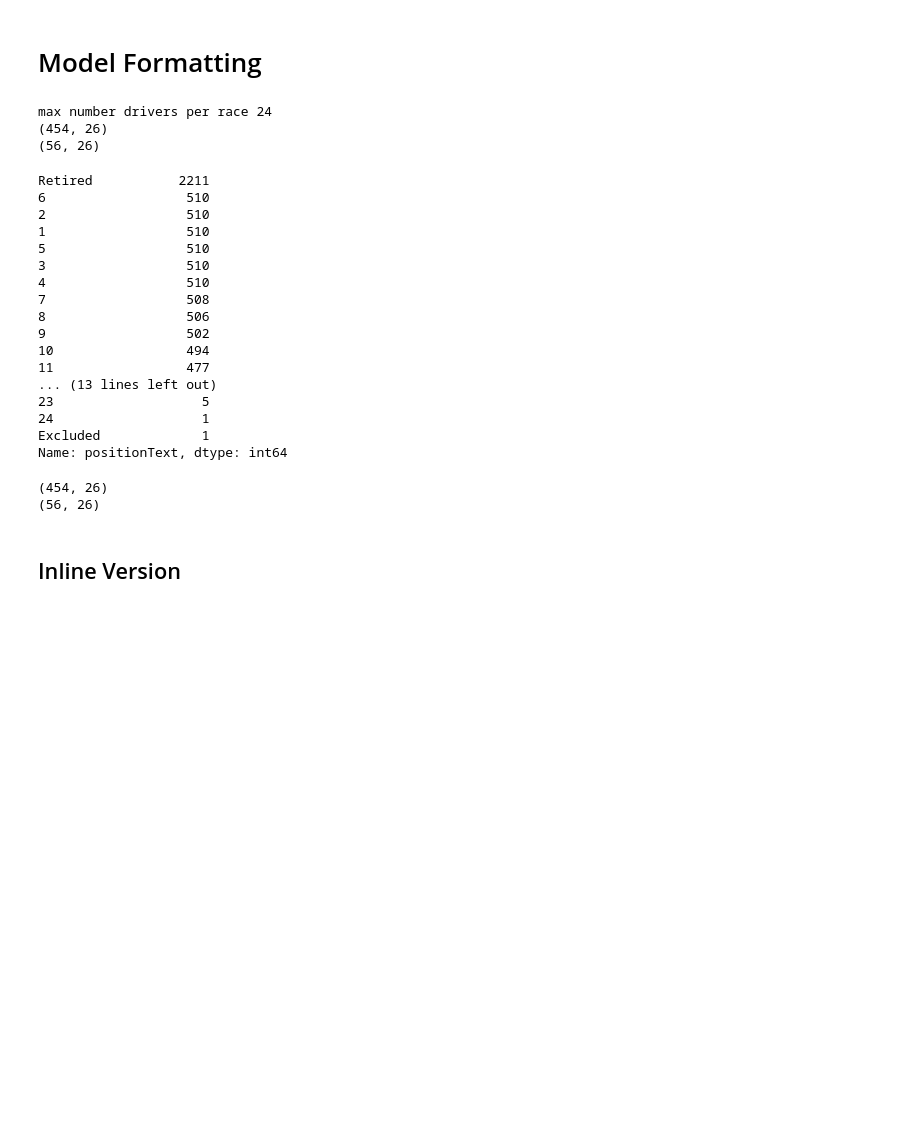
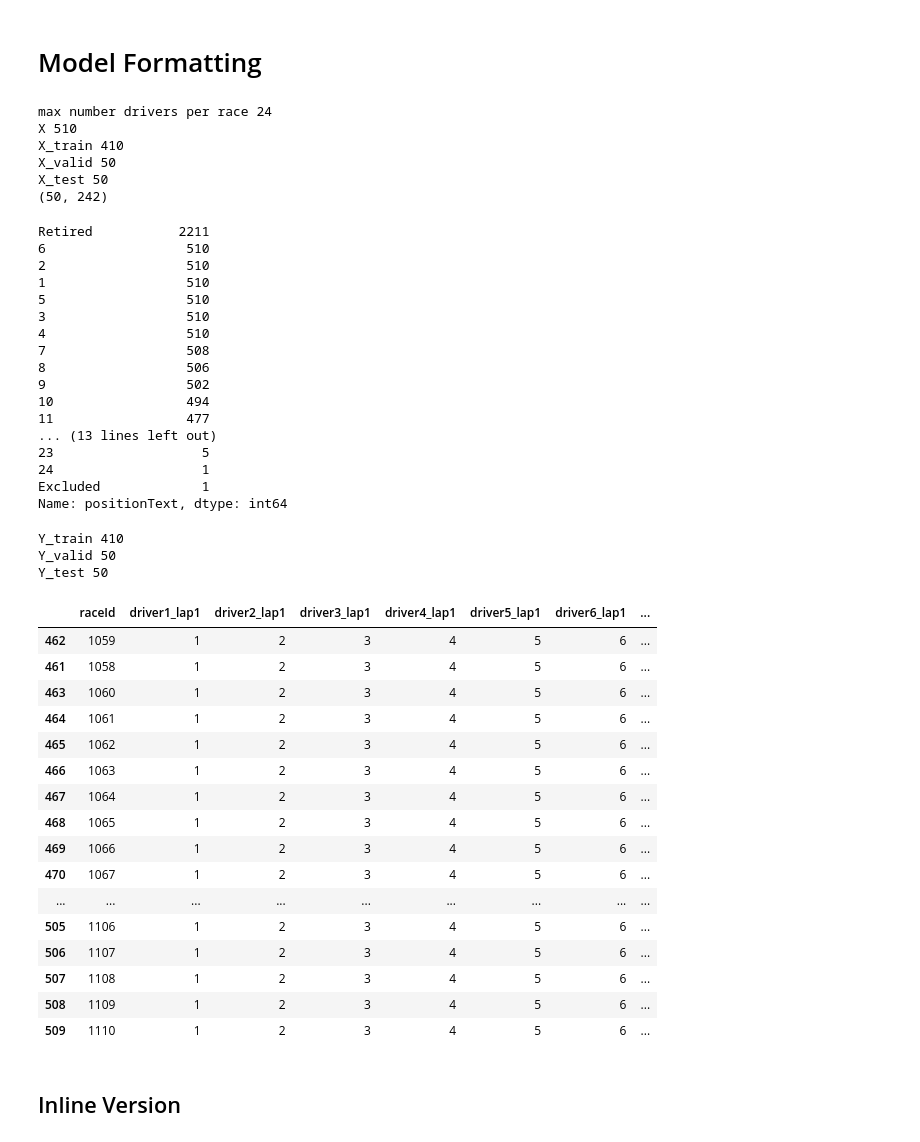
Before and after one commit to ryandouglaskish/MSAI-349-Project, a Jupyter notebook: RaceMultiOutputModelData.ipynb, the cells around one changed output. Cells and saved outputs as stored; diff of their text form; code cells hidden in the pictures; blank space fills up the shorter version.

Commit message:
multi output with train test split

```diff
--- a/RaceMultiOutputModelData.ipynb
+++ b/RaceMultiOutputModelData.ipynb
@@ -365,9 +380,12 @@ def make_model_data(laptimes_raw_df, races, n_input_laps, n_drivers, title, metr
 # %%
-make_model_data(laptimes_raw_df=laptimes_raw_df, races=races, n_input_laps=1, n_drivers=24, title='pos_1lap', metric='position')
+make_model_data(laptimes_raw_df=laptimes_raw_df, races=races, n_input_laps=10, n_drivers=24, title='pos_10lap', metric='position')
 # %% [output]
 max number drivers per race 24
-(454, 26)
-(56, 26)
+X 510
+X_train 410
+X_valid 50
+X_test 50
+(50, 242)
 Retired           2211
 6                  510
 2                  510
@@ -385,5 +403,6 @@ Retired           2211
 24                   1
 Excluded             1
 Name: positionText, dtype: int64
-(454, 26)
-(56, 26)
+Y_train 410
+Y_valid 50
+Y_test 50
@@ -390,3 +412,23 @@ Name: positionText, dtype: int64
+# %%
+X.tail(50)
+# %% [output]
+|  | raceId | driver1_lap1 | driver2_lap1 | driver3_lap1 | driver4_lap1 | driver5_lap1 | driver6_lap1 | ... |
+| 462 | 1059 | 1 | 2 | 3 | 4 | 5 | 6 | ... |
+| 461 | 1058 | 1 | 2 | 3 | 4 | 5 | 6 | ... |
+| 463 | 1060 | 1 | 2 | 3 | 4 | 5 | 6 | ... |
+| 464 | 1061 | 1 | 2 | 3 | 4 | 5 | 6 | ... |
+| 465 | 1062 | 1 | 2 | 3 | 4 | 5 | 6 | ... |
+| 466 | 1063 | 1 | 2 | 3 | 4 | 5 | 6 | ... |
+| 467 | 1064 | 1 | 2 | 3 | 4 | 5 | 6 | ... |
+| 468 | 1065 | 1 | 2 | 3 | 4 | 5 | 6 | ... |
+| 469 | 1066 | 1 | 2 | 3 | 4 | 5 | 6 | ... |
+| 470 | 1067 | 1 | 2 | 3 | 4 | 5 | 6 | ... |
+| ... | ... | ... | ... | ... | ... | ... | ... | ... |
+| 505 | 1106 | 1 | 2 | 3 | 4 | 5 | 6 | ... |
+| 506 | 1107 | 1 | 2 | 3 | 4 | 5 | 6 | ... |
+| 507 | 1108 | 1 | 2 | 3 | 4 | 5 | 6 | ... |
+| 508 | 1109 | 1 | 2 | 3 | 4 | 5 | 6 | ... |
+| 509 | 1110 | 1 | 2 | 3 | 4 | 5 | 6 | ... |
 # %% [markdown]
 ## Inline Version
 # %%
```
Also changed, not shown: parts of 2 cells of this notebook, 22 other files.
